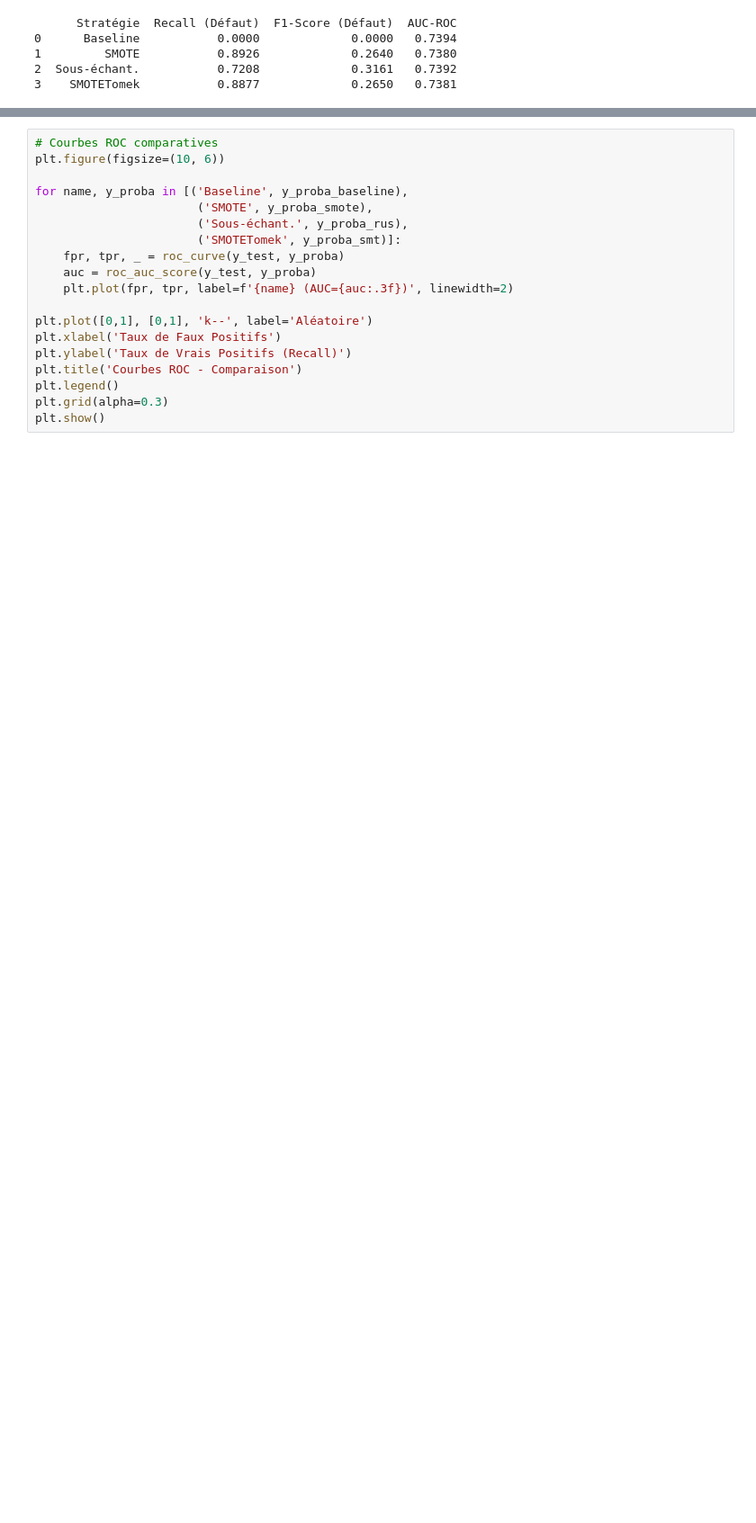
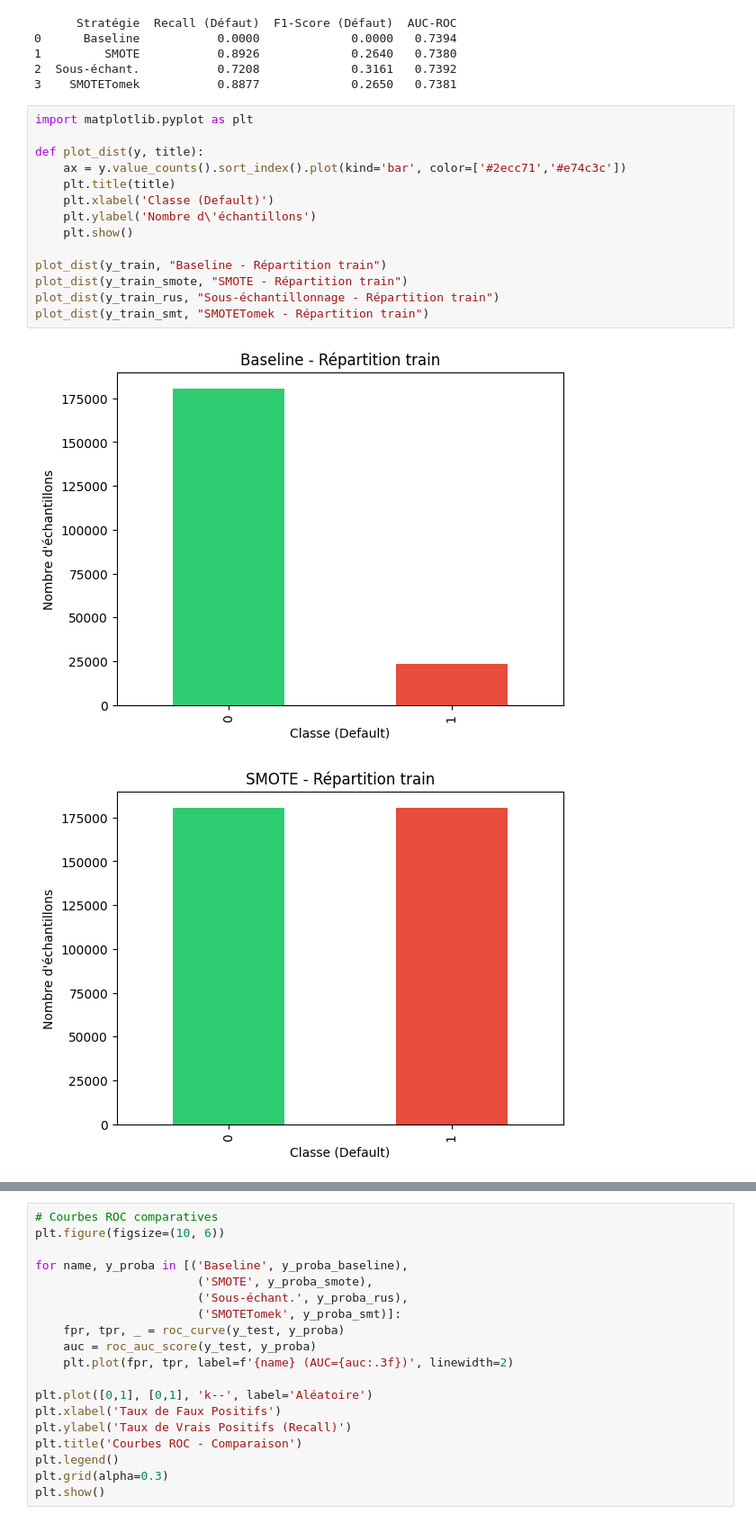
Before and after one commit to abdenour234/Prediction-of-Payment-Default-Using-Ensemble-Methods, a Jupyter notebook: Models_training/Naive_Bayes.ipynb, the cells around one changed output, grey strips where cells are left out. Shown: that part at 90% size. Cells and saved outputs as stored; diff of their text form; blank space fills up the shorter version.

```diff
--- a/Models_training/Naive_Bayes.ipynb
+++ b/Models_training/Naive_Bayes.ipynb
@@ -345,3 +341,20 @@ print(comparison_df.round(4))
 1         SMOTE           0.8926             0.2640   0.7380
 2  Sous-échant.           0.7208             0.3161   0.7392
 3    SMOTETomek           0.8877             0.2650   0.7381
+# %%
+import matplotlib.pyplot as plt
+
+def plot_dist(y, title):
+    ax = y.value_counts().sort_index().plot(kind='bar', color=['#2ecc71','#e74c3c'])
+    plt.title(title)
+    plt.xlabel('Classe (Default)')
+    plt.ylabel('Nombre d\'échantillons')
+    plt.show()
+
+plot_dist(y_train, "Baseline - Répartition train")
+plot_dist(y_train_smote, "SMOTE - Répartition train")
+plot_dist(y_train_rus, "Sous-échantillonnage - Répartition train")
+plot_dist(y_train_smt, "SMOTETomek - Répartition train")
+# %% [output]
+[figure, added]
+[figure, added]
```
Also changed, not shown: parts of 2 cells of this notebook.
